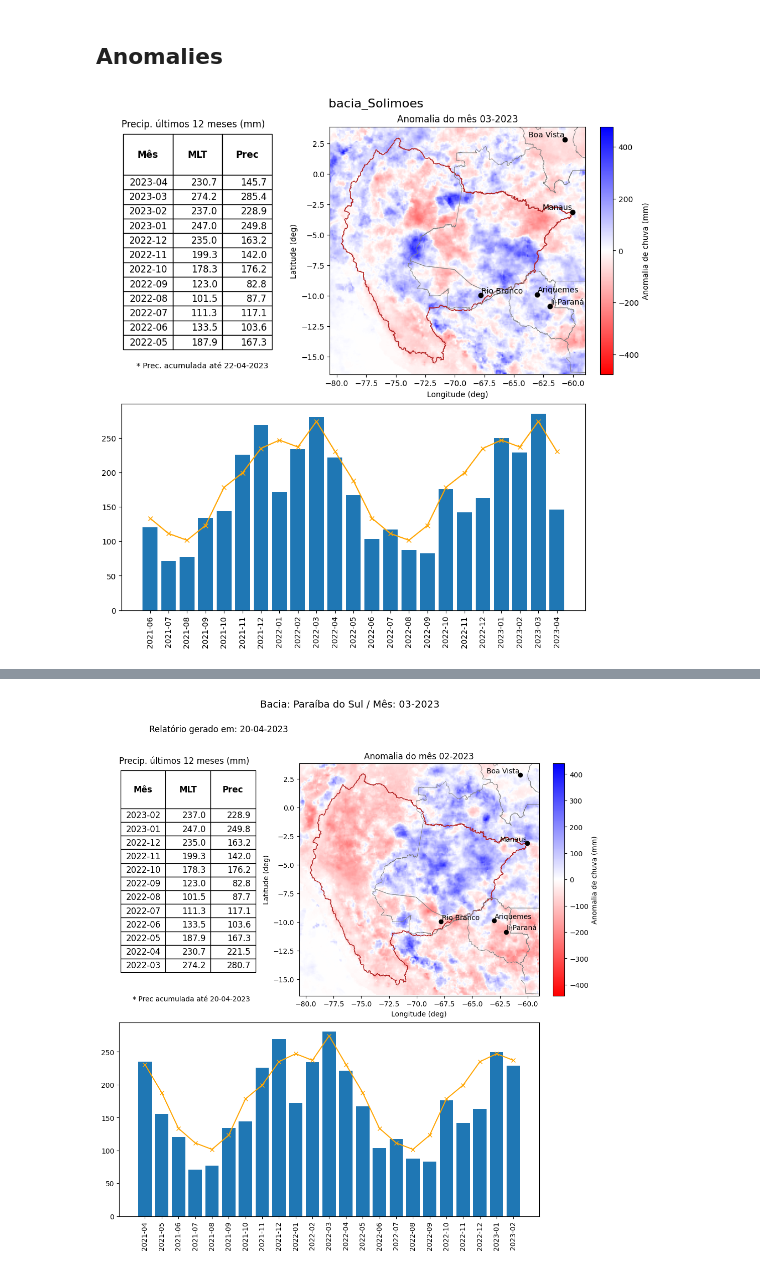
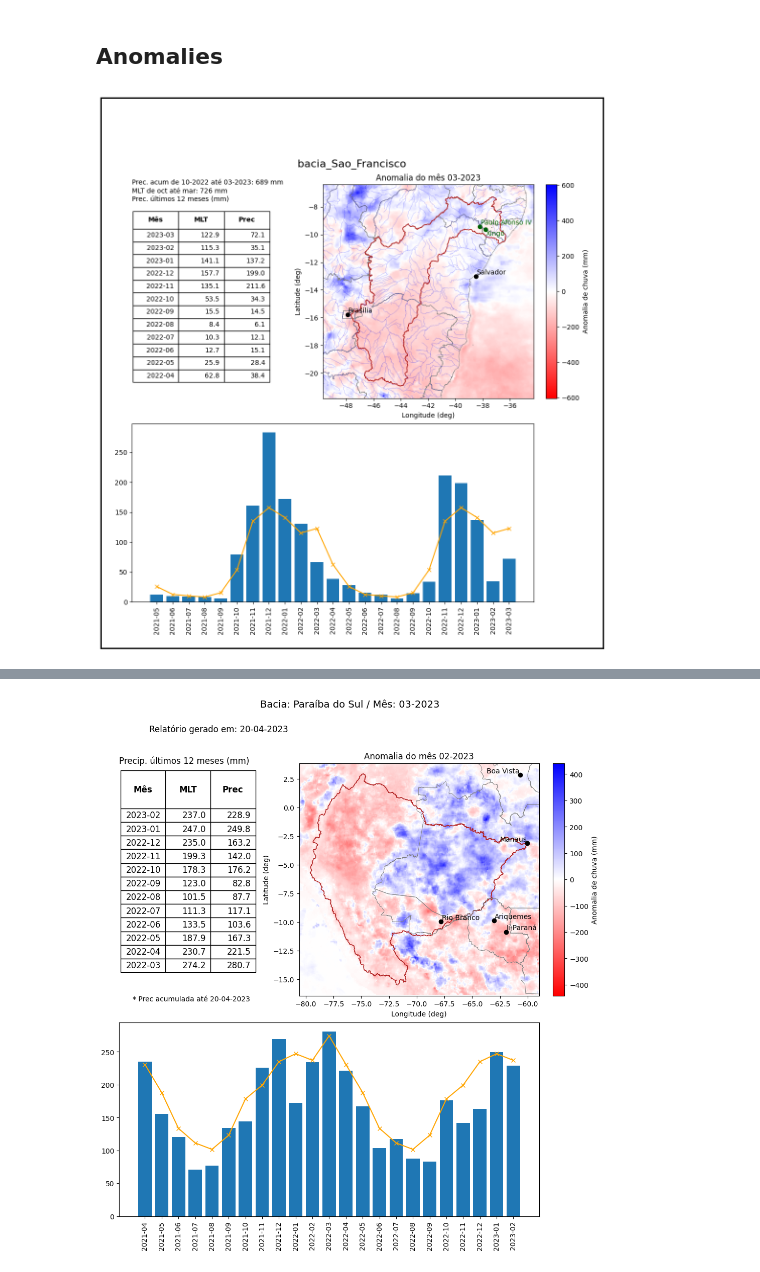
Before and after one commit to cordmaur/RainReporter, a Jupyter notebook: nbs/02-Monthly_Report.ipynb, the cells around one changed output, grey strips where cells are left out. Saved outputs shown, nothing was run; the diff lists cells and outputs as text; code cells hidden in the pictures.

```diff
--- a/nbs/02-Monthly_Report.ipynb
+++ b/nbs/02-Monthly_Report.ipynb
@@ -65,8 +62,8 @@ reporter = RainReporter(
 ## Anomalies
 # %%
 axs, rain_ts, lta, shp = reporter.monthly_anomaly_report(
-    date_str='2023-04',
-    shapefile=basins['Solimoes'],
+    date_str='2023-03',
+    shapefile=basins['Francisco'],
 )
 # %% [output]
-[figure, old version]
+[figure, new version]
```
Also changed, not shown: parts of 35 cells of this notebook, 19 other files.
